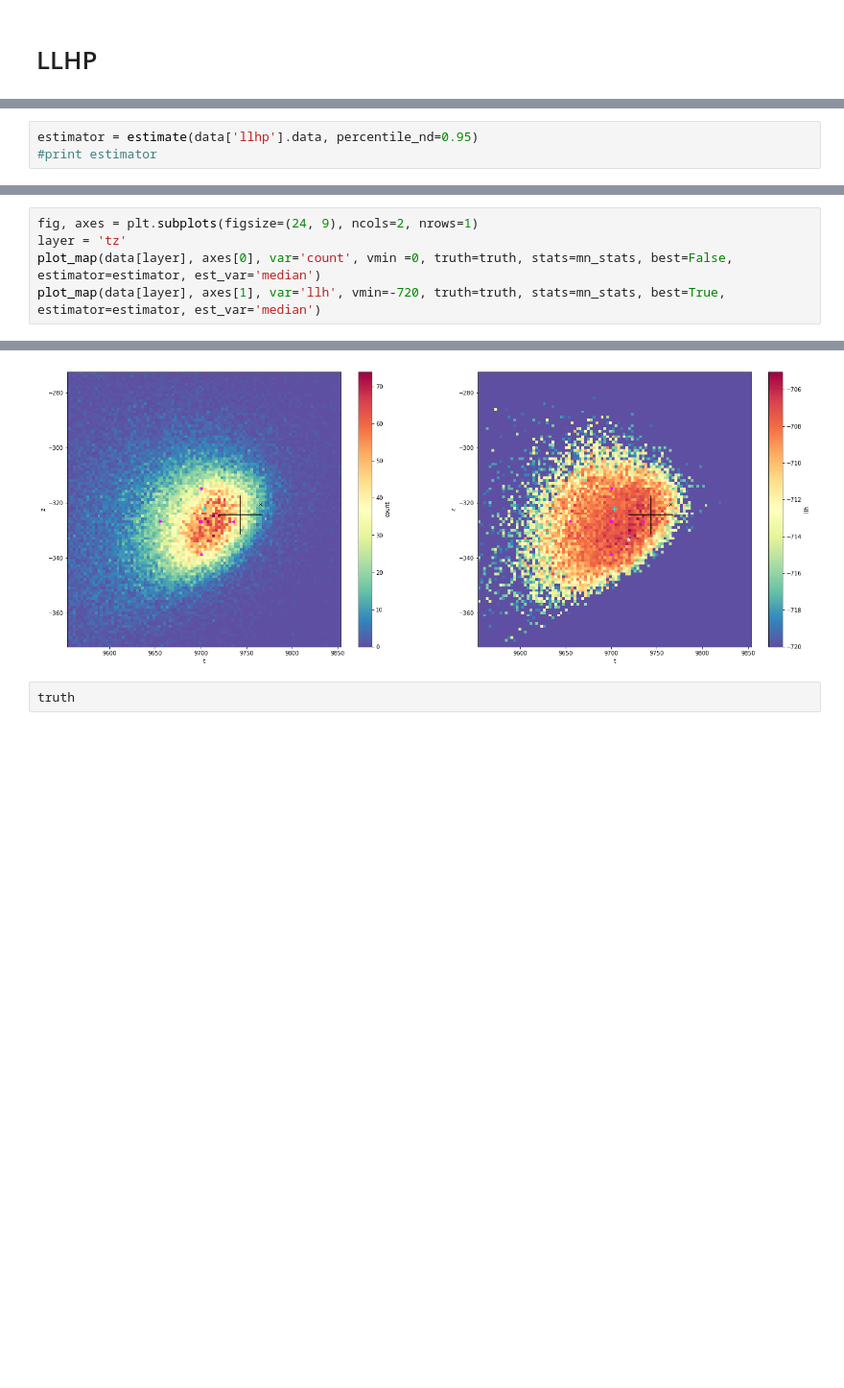
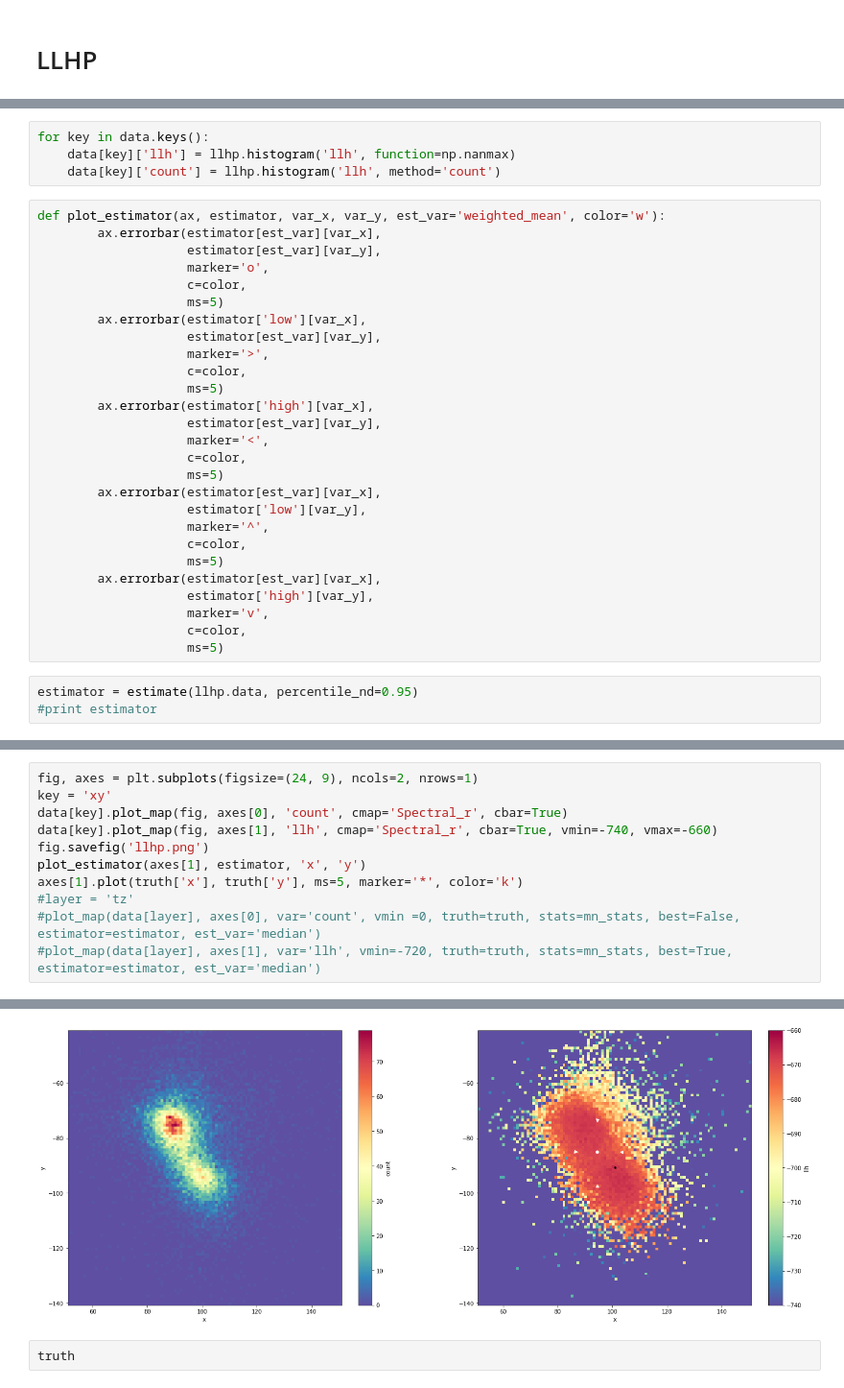
Before and after one commit to ts4051/retro, a Jupyter notebook: notebooks/LLH_space_exploration.ipynb, the cells around one changed output, grey strips where cells are left out. Shown at 96% size. Cells and saved outputs as stored; diff of their text form; blank space fills up the shorter version.

```diff
--- a/notebooks/LLH_space_exploration.ipynb
+++ b/notebooks/LLH_space_exploration.ipynb
@@ -228,3 +117,34 @@ def plot_map(layer, ax, var='llh', best=True, truth=None, stats=None, estimator=
+# %%
+for key in data.keys():
+    data[key]['llh'] = llhp.histogram('llh', function=np.nanmax)
+    data[key]['count'] = llhp.histogram('llh', method='count')
+# %%
+def plot_estimator(ax, estimator, var_x, var_y, est_var='weighted_mean', color='w'):
+        ax.errorbar(estimator[est_var][var_x],
+                    estimator[est_var][var_y],
+                    marker='o',
+                    c=color,
+                    ms=5)
+        ax.errorbar(estimator['low'][var_x],
+                    estimator[est_var][var_y],
+                    marker='>',
+                    c=color,
+                    ms=5)
+        ax.errorbar(estimator['high'][var_x],
+                    estimator[est_var][var_y],
+                    marker='<',
+                    c=color,
+                    ms=5)
+        ax.errorbar(estimator[est_var][var_x],
+                    estimator['low'][var_y],
+                    marker='^',
+                    c=color,
+                    ms=5)
+        ax.errorbar(estimator[est_var][var_x],
+                    estimator['high'][var_y],
+                    marker='v',
+                    c=color,
+                    ms=5)
 # %%
-estimator = estimate(data['llhp'].data, percentile_nd=0.95)
+estimator = estimate(llhp.data, percentile_nd=0.95)
 #print estimator
@@ -231,6 +155,12 @@ estimator = estimate(data['llhp'].data, percentile_nd=0.95)
 # %%
 fig, axes = plt.subplots(figsize=(24, 9), ncols=2, nrows=1)
-layer = 'tz'
-plot_map(data[layer], axes[0], var='count', vmin =0, truth=truth, stats=mn_stats, best=False, estimator=estimator, est_var='median')
-plot_map(data[layer], axes[1], var='llh', vmin=-720, truth=truth, stats=mn_stats, best=True, estimator=estimator, est_var='median')
+key = 'xy'
+data[key].plot_map(fig, axes[0], 'count', cmap='Spectral_r', cbar=True)
+data[key].plot_map(fig, axes[1], 'llh', cmap='Spectral_r', cbar=True, vmin=-740, vmax=-660)
+fig.savefig('llhp.png')
+plot_estimator(axes[1], estimator, 'x', 'y')
+axes[1].plot(truth['x'], truth['y'], ms=5, marker='*', color='k')
+#layer = 'tz'
+#plot_map(data[layer], axes[0], var='count', vmin =0, truth=truth, stats=mn_stats, best=False, estimator=estimator, est_var='median')
+#plot_map(data[layer], axes[1], var='llh', vmin=-720, truth=truth, stats=mn_stats, best=True, estimator=estimator, est_var='median')
 # %% [output]
@@ -237,4 +168,4 @@ plot_map(data[layer], axes[1], var='llh', vmin=-720, truth=truth, stats=mn_stats
-[figure, old version]
+[figure, new version]
 # %%
 truth
 # %% [output]
```
Also changed, not shown: parts of 14 cells of this notebook, 2 other files.
